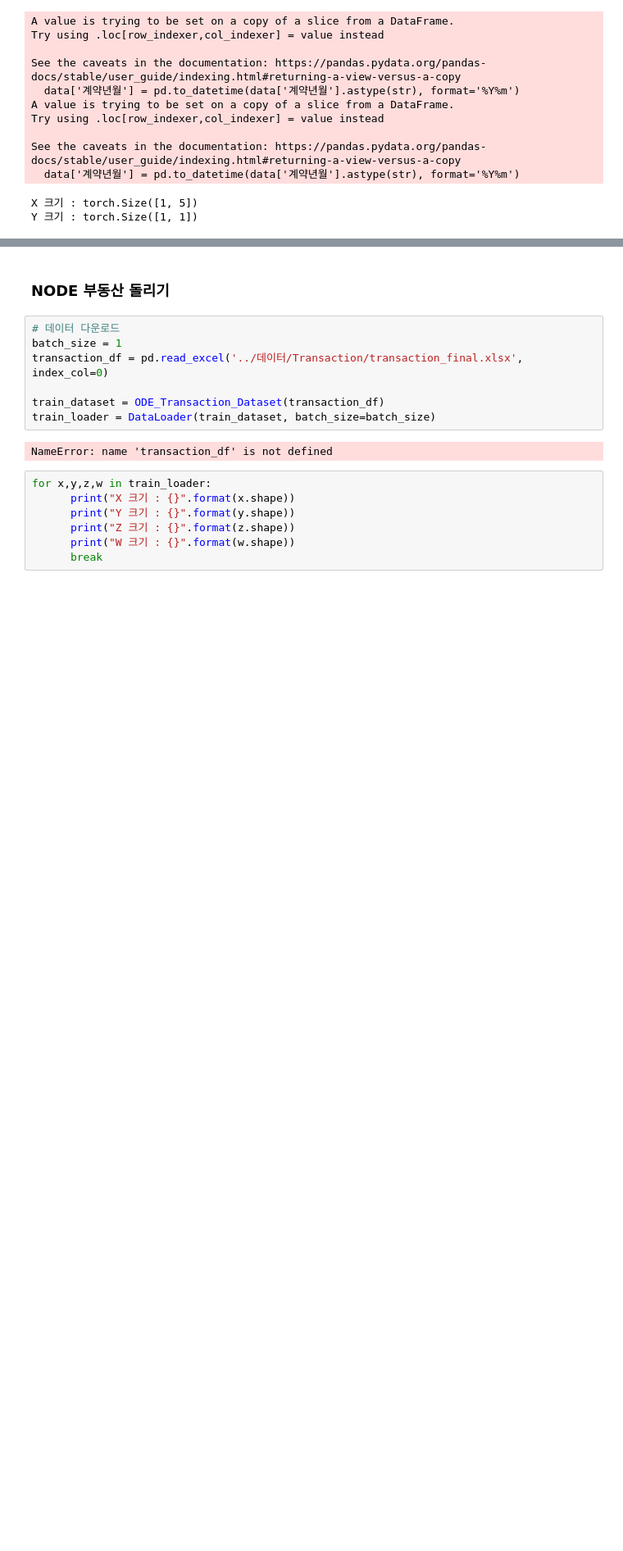
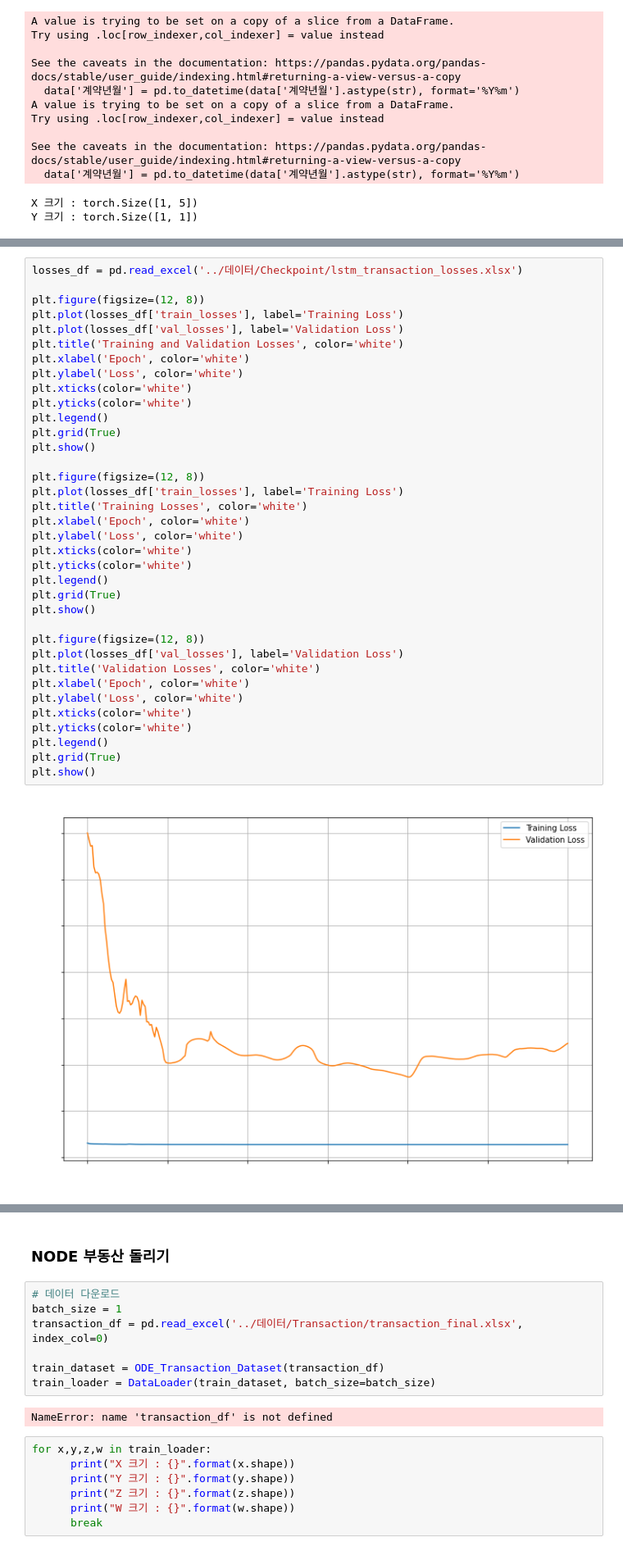
Before and after one commit to hakhyun0615/SCI_Journal, a Jupyter notebook: 코드/train.ipynb, the cells around one changed output, grey strips where cells are left out. Shown at 82% size. Cells and saved outputs as stored; diff of their text form; blank space fills up the shorter version.

```diff
--- a/코드/train.ipynb
+++ b/코드/train.ipynb
@@ -200,0 +176,38 @@ Epoch 10/10, LR: 0.0001, Hidden size: 64, Training Loss: 0.5733106035628562, Val
+# %%
+losses_df = pd.read_excel('../데이터/Checkpoint/lstm_transaction_losses.xlsx')
+
+plt.figure(figsize=(12, 8))
+plt.plot(losses_df['train_losses'], label='Training Loss')
+plt.plot(losses_df['val_losses'], label='Validation Loss')
+plt.title('Training and Validation Losses', color='white')
+plt.xlabel('Epoch', color='white')
+plt.ylabel('Loss', color='white')
+plt.xticks(color='white')
+plt.yticks(color='white')
+plt.legend()
+plt.grid(True)
+plt.show()
+
+plt.figure(figsize=(12, 8))
+plt.plot(losses_df['train_losses'], label='Training Loss')
+plt.title('Training Losses', color='white')
+plt.xlabel('Epoch', color='white')
+plt.ylabel('Loss', color='white')
+plt.xticks(color='white')
+plt.yticks(color='white')
+plt.legend()
+plt.grid(True)
+plt.show()
+
+plt.figure(figsize=(12, 8))
+plt.plot(losses_df['val_losses'], label='Validation Loss')
+plt.title('Validation Losses', color='white')
+plt.xlabel('Epoch', color='white')
+plt.ylabel('Loss', color='white')
+plt.xticks(color='white')
+plt.yticks(color='white')
+plt.legend()
+plt.grid(True)
+plt.show()
+# %% [output]
+[figure, added]
```
Also changed, not shown: parts of 9 cells of this notebook.
